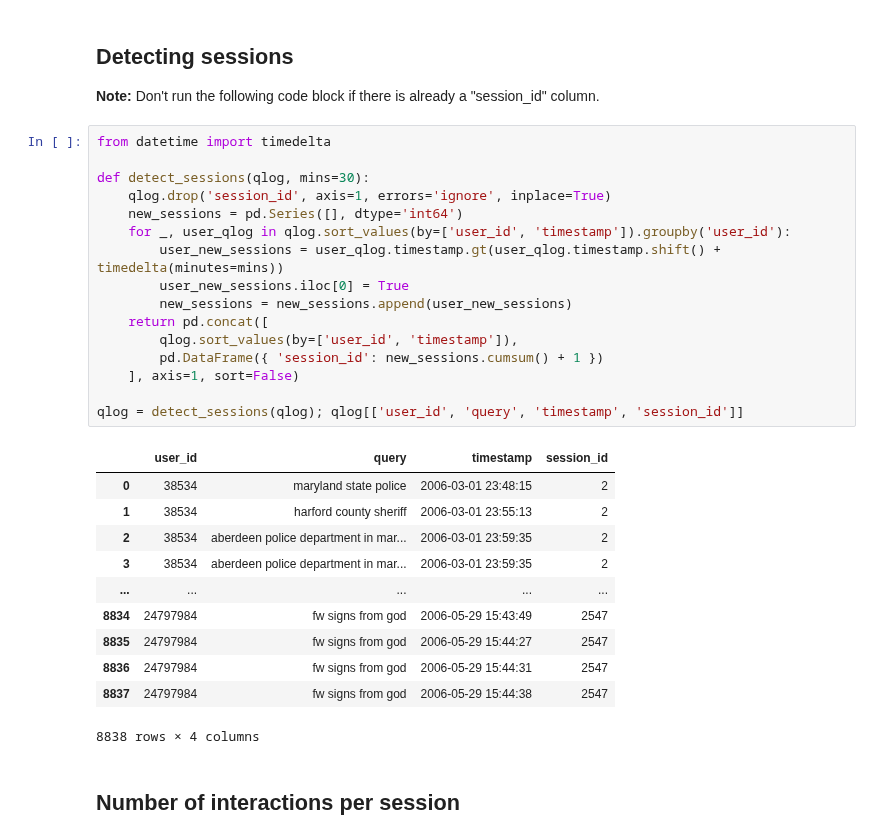
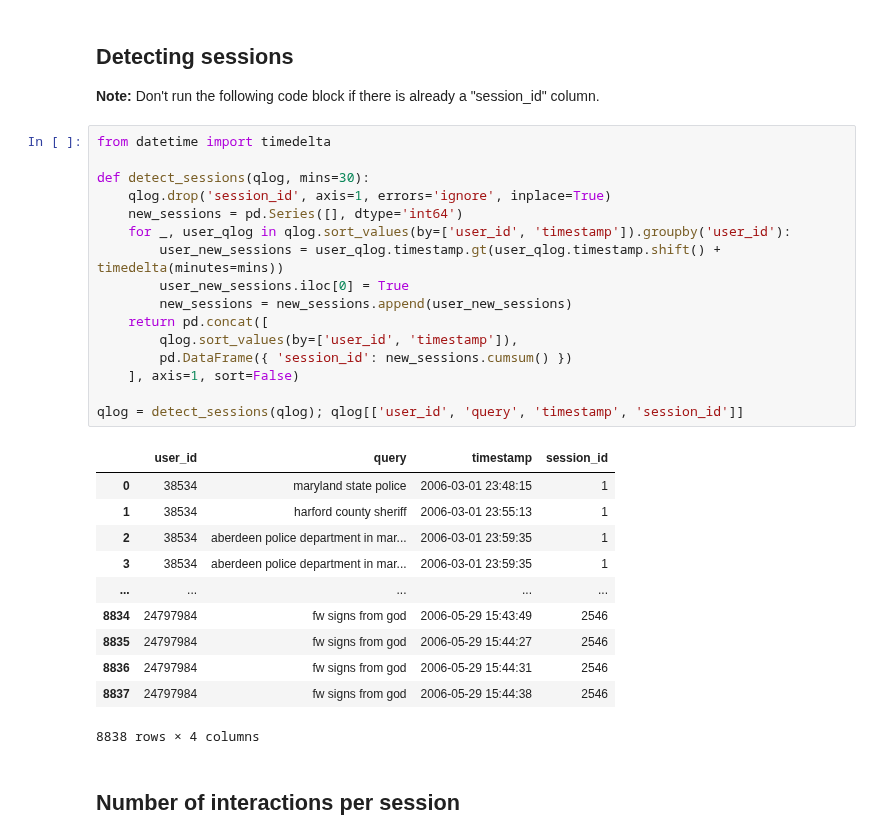
Before and after one commit to feup-infolab/army-ant, a Jupyter notebook: notebooks/query_log_analysis/query_log_analysis.ipynb, the cells around one changed output. Drawn from its saved outputs; the diff is of its cells as text.

Commit message:
ECIR 2020 Short: Finished the entity-session-level analysis.

```diff
--- a/notebooks/query_log_analysis/query_log_analysis.ipynb
+++ b/notebooks/query_log_analysis/query_log_analysis.ipynb
@@ -670,30 +698,30 @@ plt.show()
 # %%
 from datetime import timedelta
 
 def detect_sessions(qlog, mins=30):
     qlog.drop('session_id', axis=1, errors='ignore', inplace=True)
     new_sessions = pd.Series([], dtype='int64')
     for _, user_qlog in qlog.sort_values(by=['user_id', 'timestamp']).groupby('user_id'):
         user_new_sessions = user_qlog.timestamp.gt(user_qlog.timestamp.shift() + timedelta(minutes=mins))
         user_new_sessions.iloc[0] = True
         new_sessions = new_sessions.append(user_new_sessions)
     return pd.concat([
         qlog.sort_values(by=['user_id', 'timestamp']),
-        pd.DataFrame({ 'session_id': new_sessions.cumsum() + 1 })
+        pd.DataFrame({ 'session_id': new_sessions.cumsum() })
     ], axis=1, sort=False)
 
 qlog = detect_sessions(qlog); qlog[['user_id', 'query', 'timestamp', 'session_id']]
 # %% [output]
 |  | user_id | query | timestamp | session_id |
-| 0 | 38534 | maryland state police | 2006-03-01 23:48:15 | 2 |
-| 1 | 38534 | harford county sheriff | 2006-03-01 23:55:13 | 2 |
-| 2 | 38534 | aberdeen police department in mar... | 2006-03-01 23:59:35 | 2 |
-| 3 | 38534 | aberdeen police department in mar... | 2006-03-01 23:59:35 | 2 |
+| 0 | 38534 | maryland state police | 2006-03-01 23:48:15 | 1 |
+| 1 | 38534 | harford county sheriff | 2006-03-01 23:55:13 | 1 |
+| 2 | 38534 | aberdeen police department in mar... | 2006-03-01 23:59:35 | 1 |
+| 3 | 38534 | aberdeen police department in mar... | 2006-03-01 23:59:35 | 1 |
 | ... | ... | ... | ... | ... |
-| 8834 | 24797984 | fw signs from god | 2006-05-29 15:43:49 | 2547 |
-| 8835 | 24797984 | fw signs from god | 2006-05-29 15:44:27 | 2547 |
-| 8836 | 24797984 | fw signs from god | 2006-05-29 15:44:31 | 2547 |
-| 8837 | 24797984 | fw signs from god | 2006-05-29 15:44:38 | 2547 |
+| 8834 | 24797984 | fw signs from god | 2006-05-29 15:43:49 | 2546 |
+| 8835 | 24797984 | fw signs from god | 2006-05-29 15:44:27 | 2546 |
+| 8836 | 24797984 | fw signs from god | 2006-05-29 15:44:31 | 2546 |
+| 8837 | 24797984 | fw signs from god | 2006-05-29 15:44:38 | 2546 |
 8838 rows × 4 columns
 # %% [markdown]
 ## Number of interactions per session
```
Also changed, not shown: parts of 51 cells of this notebook.
